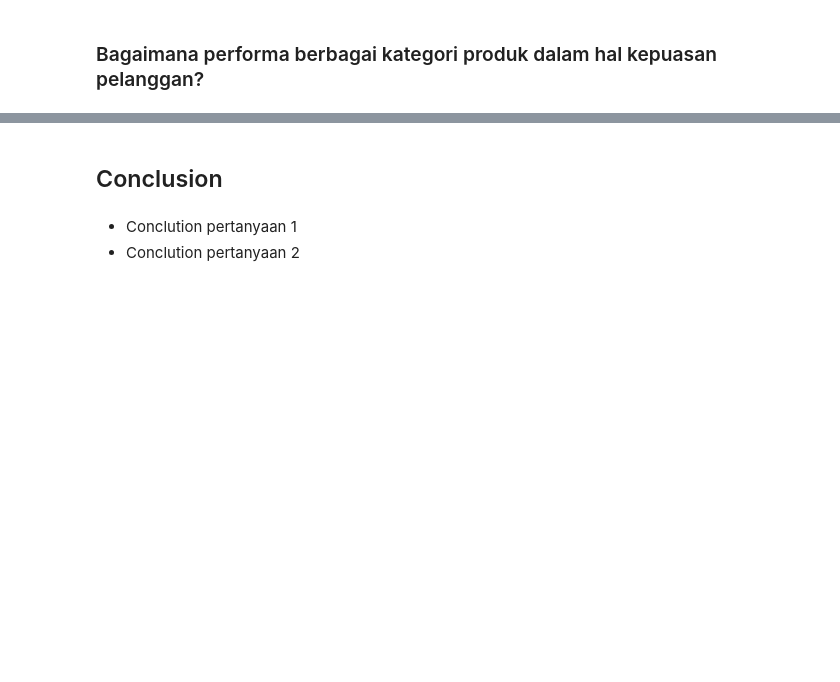
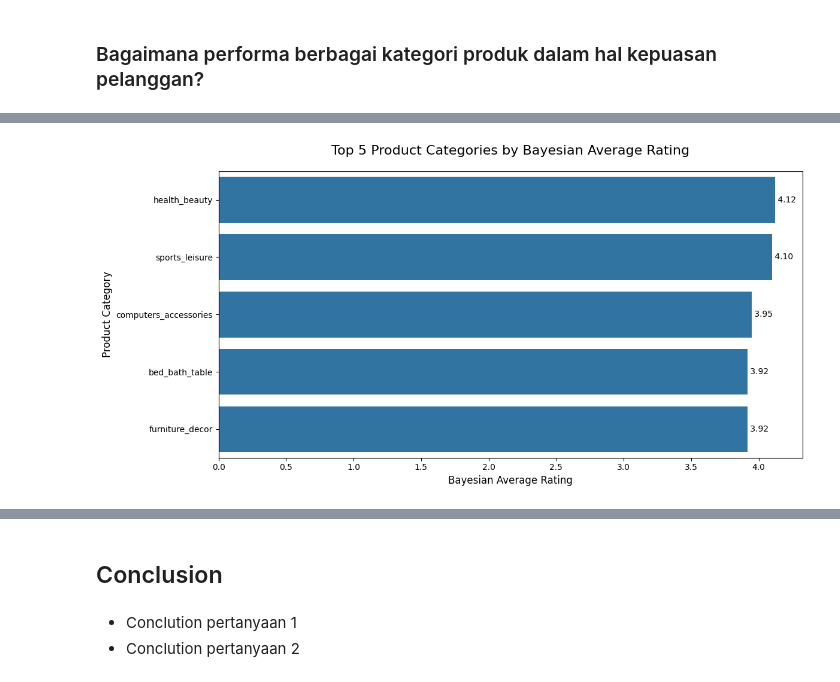
Before and after one commit to fxrdhan/Data-Analysis-Project, a Jupyter notebook: notebook.ipynb, the cells around one changed output, grey strips where cells are left out. Drawn from its saved outputs; the diff is of its cells as text; code cells hidden in the pictures; blank space fills up the shorter version.

```diff
--- a/notebook.ipynb
+++ b/notebook.ipynb
@@ -2254,0 +2358,15 @@ plt.show()
+# %%
+category_reviews_df = (
+    oor_oip_df.groupby("product_category_name")
+    .agg({"review_id": "count", "review_score": "mean"})
+    .rename(columns={"review_id": "Review Count", "review_score": "Average Rating"})
+    .sort_values("Review Count", ascending=False)
+)
+
+total_reviews = category_reviews_df["Review Count"].sum()
+category_reviews_df["Percentage"] = (
+    category_reviews_df["Review Count"] / total_reviews * 100
+).map("{:.2f}%".format)
+category_reviews_df["Average Rating"] = category_reviews_df["Average Rating"].round(2)
+
+category_reviews_df
@@ -2254,0 +2438,24 @@ plt.show()
+# %%
+bayesian_ratings_df = pd.DataFrame(
+    {
+        "product_category_name": top_5_products,
+        "Bayesian Average Rating": bayesian_ratings,
+    }
+).sort_values(by="Bayesian Average Rating", ascending=False)
+
+plt.figure(figsize=(12, 6))
+sns.barplot(
+    x="Bayesian Average Rating", y="product_category_name", data=bayesian_ratings_df
+)
+
+plt.title("Top 5 Product Categories by Bayesian Average Rating", fontsize=16, pad=20)
+plt.xlabel("Bayesian Average Rating", fontsize=12)
+plt.ylabel("Product Category", fontsize=12)
+
+for i, v in enumerate(bayesian_ratings_df["Bayesian Average Rating"]):
+    plt.text(v, i, f" {v:.2f}", va="center", fontsize=10)
+
+plt.tight_layout()
+plt.show()
+# %% [output]
+[figure, added]
```
Also changed, not shown: parts of 35 cells of this notebook.
